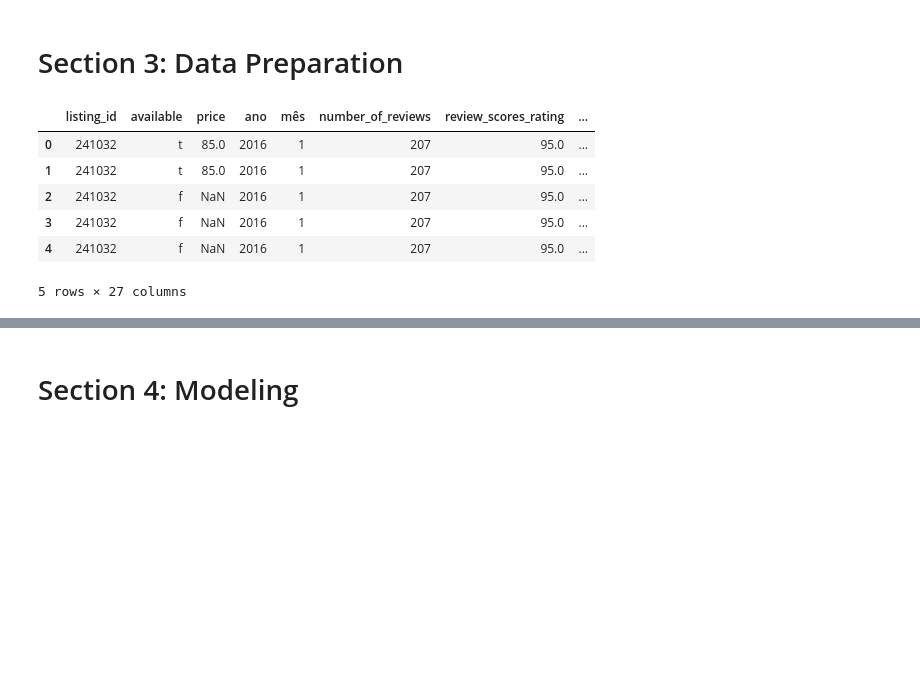
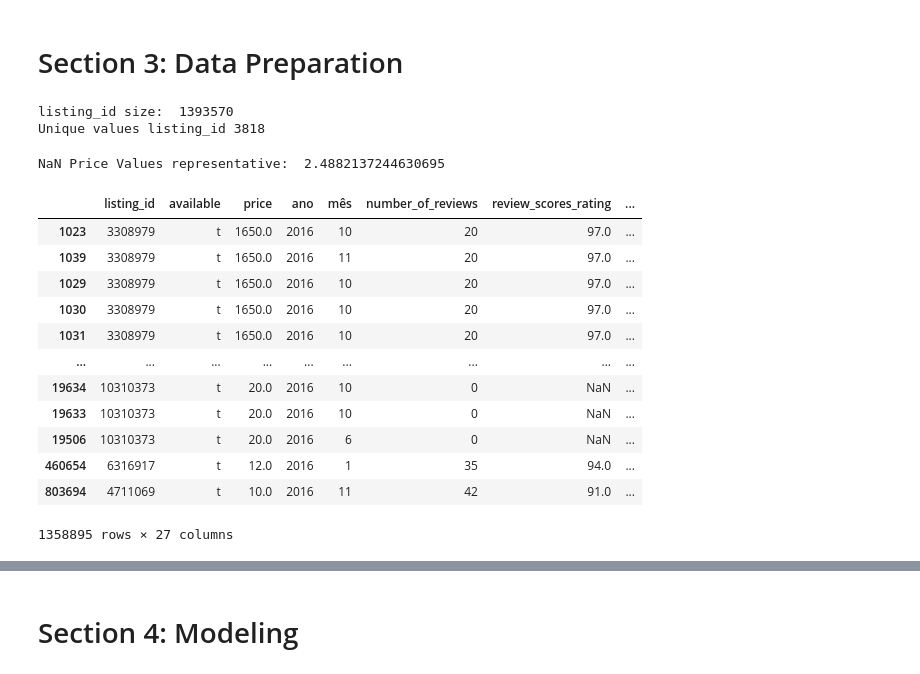
Before and after one commit to matsuch/project1---seattle, a Jupyter notebook: seattle_airbnb_analysis.ipynb, the cells around one changed output, grey strips where cells are left out. Drawn from its saved outputs; the diff is of its cells as text; code cells hidden in the pictures; blank space fills up the shorter version.

```diff
--- a/seattle_airbnb_analysis.ipynb
+++ b/seattle_airbnb_analysis.ipynb
@@ -196,30 +196,40 @@ df = pd.merge(df_calendar, df_novo, on='listing_id') #merge calendar and the new
 #Compare the listing_id size and unique count
 print('listing_id size: ', len(df['listing_id'])) #counting how many rows has the listing_id column
 print('Unique values listing_id', df['listing_id'].nunique()) #counting how many unique values has in the listind_id column
-
-#Looking at the data we can see that the same listing sometimes have price and sometimes don't.
-#I assumed that the listing should't vary its price to much
-#so grouped the listing_id and filed the nan values with that listing mean price.
-
-df['price'] = df['price'].fillna(df.groupby(['listing_id'])['price'].transform('mean')) #fillnan prices with the mean by grouping based on the listing_id
-
-print('NaN Price Values representative: ', df['Price'].isnull().sum()/len(df)*100)
-
-#Droping the remaning NaN Price values because represents only 2.48% of the df size
-
-df = df.dropna(subset=['price'], inplace=True) #drop all listings with no price
-
-df['price'] = df['price'].str.replace("[$, ]", "").astype("float") #replacing $ by "" and converting price column into float
-
-df.head()
 # %% [output]
-|  | listing_id | available | price | ano | mês | number_of_reviews | review_scores_rating | ... |
-| 0 | 241032 | t | 85.0 | 2016 | 1 | 207 | 95.0 | ... |
-| 1 | 241032 | t | 85.0 | 2016 | 1 | 207 | 95.0 | ... |
-| 2 | 241032 | f | NaN | 2016 | 1 | 207 | 95.0 | ... |
-| 3 | 241032 | f | NaN | 2016 | 1 | 207 | 95.0 | ... |
-| 4 | 241032 | f | NaN | 2016 | 1 | 207 | 95.0 | ... |
-5 rows × 27 columns
+listing_id size:  1393570
+Unique values listing_id 3818
+# %%
+#Looking at the data we can see that the same listing sometimes have price and sometimes don't.
+#I assumed that the listing should't vary its price to much
+#so grouped the listing_id and filed the nan values with that listing mean price.
+
+df['price'] = df['price'].str.replace("[$, ]", "").astype("float") #replacing $ by "" and converting price column into float
+
+df['price'] = df['price'].fillna(df.groupby(['listing_id'])['price'].transform('mean')) #fillnan prices with the mean by grouping based on the listing_id
+
+print('NaN Price Values representative: ', df['price'].isnull().sum()/len(df)*100)
+
+#Droping the remaning NaN Price values because represents only 2.48% of the df size
+
+df = df.dropna(subset=['price']) #drop all listings with no price
+
+df.sort_values('price', ascending=False)
+# %% [output]
+NaN Price Values representative:  2.4882137244630695
+|  | listing_id | available | price | ano | mês | number_of_reviews | review_scores_rating | ... |
+| 1023 | 3308979 | t | 1650.0 | 2016 | 10 | 20 | 97.0 | ... |
+| 1039 | 3308979 | t | 1650.0 | 2016 | 11 | 20 | 97.0 | ... |
+| 1029 | 3308979 | t | 1650.0 | 2016 | 10 | 20 | 97.0 | ... |
+| 1030 | 3308979 | t | 1650.0 | 2016 | 10 | 20 | 97.0 | ... |
+| 1031 | 3308979 | t | 1650.0 | 2016 | 10 | 20 | 97.0 | ... |
+| ... | ... | ... | ... | ... | ... | ... | ... | ... |
+| 19634 | 10310373 | t | 20.0 | 2016 | 10 | 0 | NaN | ... |
+| 19633 | 10310373 | t | 20.0 | 2016 | 10 | 0 | NaN | ... |
+| 19506 | 10310373 | t | 20.0 | 2016 | 6 | 0 | NaN | ... |
+| 460654 | 6316917 | t | 12.0 | 2016 | 1 | 35 | 94.0 | ... |
+| 803694 | 4711069 | t | 10.0 | 2016 | 11 | 42 | 91.0 | ... |
+1358895 rows × 27 columns
 # %%
 print('listing_id size: ', len(df['listing_id']))
 print('Unique values listing_id', df['listing_id'].nunique())
```
Also changed, not shown: parts of 11 cells of this notebook, 1 other file.
